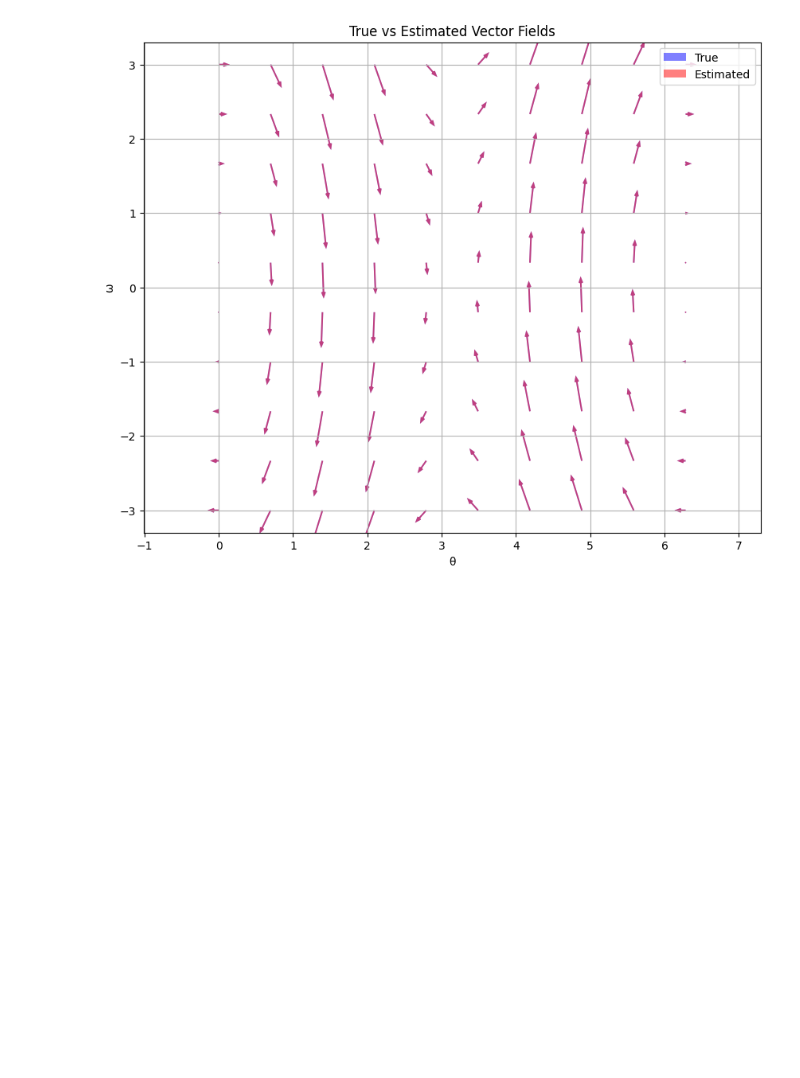
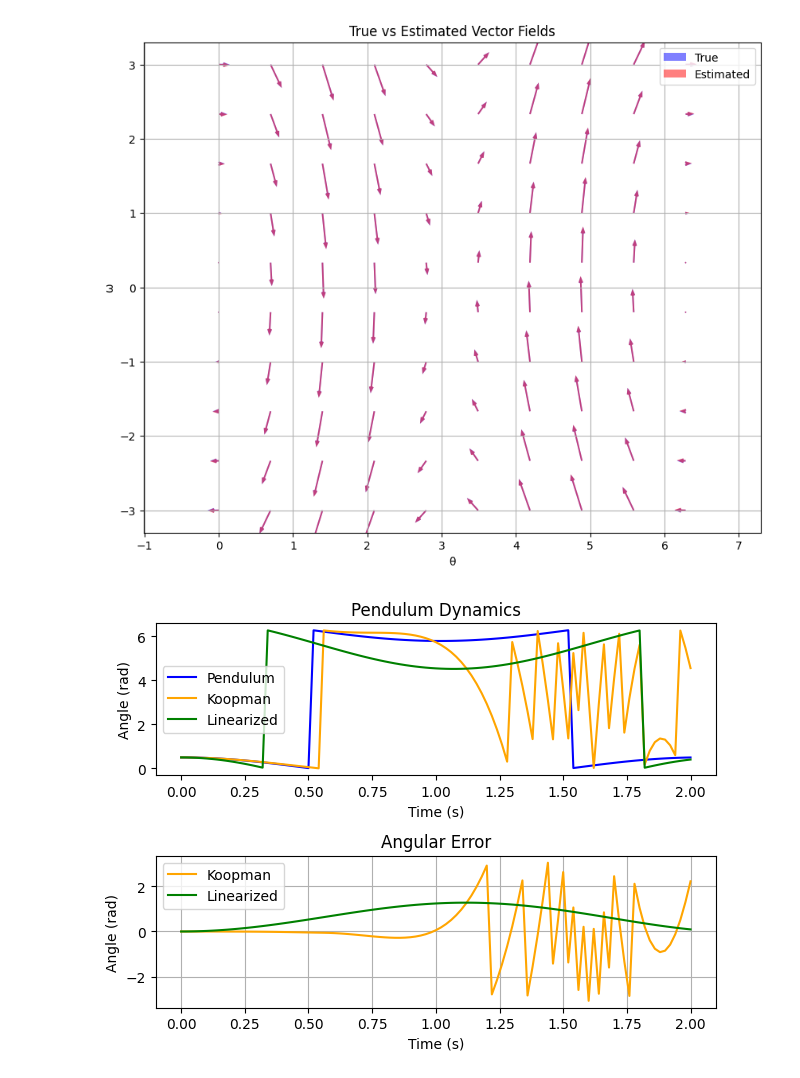
Before and after one commit to micahreich/koopman, a Jupyter notebook: koopman/linearization.ipynb, the cells around one changed output. Drawn from its saved outputs; the diff is of its cells as text; code cells hidden in the pictures; blank space fills up the shorter version.

```diff
--- a/koopman/linearization.ipynb
+++ b/koopman/linearization.ipynb
@@ -290,10 +246,11 @@ us = np.zeros((1000, pendulum.nu))
 xs = np.column_stack((thetas, omegas))
 xs_dot = pendulum.dynamics(xs, us)
 # %%
-phi, phi_dot, S, S_inv, b = build_liftings(order=8, xmin=low, xmax=high)
+phi, phi_dot, S, S_inv, b = build_liftings(order=6, xmin=low, xmax=high)
 
 phi_xs = phi(xs).T
 phi_xs_dot = phi_dot(xs, xs_dot).T
+nz = phi_xs.shape[0]
 
 assert np.allclose(S @ xs.T + b[:, None], phi_xs[:pendulum.nx, :])
 assert np.allclose(S @ xs_dot.T, phi_xs_dot[:pendulum.nx, :])
@@ -354,13 +311,3 @@ plt.grid(True)
 plt.show()
 # %% [output]
 [figure]
-# %%
-# Compare against linearization
-def pendulum_dynamics(x, u):
-    theta, omega = x
-    theta_dot = jnp.array([omega])
-    omega_dot = -pendulum.params.g / pendulum.params.l * jnp.sin(theta) - pendulum.params.b * omega + u
-
-    return jnp.array([theta_dot, omega_dot])
-
-A = jax.jacfwd()
@@ -366,0 +358,28 @@ A = jax.jacfwd()
+# %%
+fig, ax = plt.subplots(2, 1)
+
+ax[0].plot(t, wrap_0_2pi(xhist[:, 0]), label='Pendulum', color='blue')
+ax[0].plot(t, wrap_0_2pi(xhist_pred[:, 0]), label='Koopman', color='orange')
+ax[0].plot(t, wrap_0_2pi(xhist_linear[:, 0]), label='Linearized', color='green')
+
+ax[0].set_title('Pendulum Dynamics')
+ax[0].set_xlabel('Time (s)')
+ax[0].set_ylabel('Angle (rad)')
+
+ax[0].legend()
+
+koopman_angular_error = angdiff(xhist[:, 0], xhist_pred[:, 0])
+linearization_angular_error = angdiff(xhist[:, 0], xhist_linear[:, 0])
+
+ax[1].plot(t, koopman_angular_error, label='Koopman', color='orange')
+ax[1].plot(t, linearization_angular_error, label='Linearized', color='green')
+ax[1].set_title('Angular Error')
+ax[1].set_xlabel('Time (s)')
+ax[1].set_ylabel('Angle (rad)')
+ax[1].legend()
+ax[1].grid()
+
+plt.tight_layout()
+plt.show()
+# %% [output]
+[figure, added]
```
Also changed, not shown: parts of 10 cells of this notebook.
